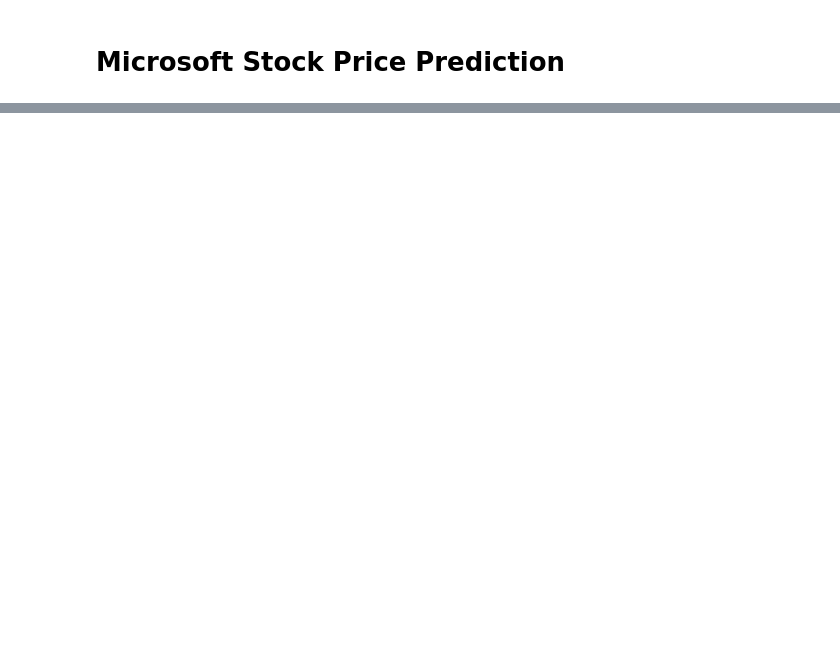
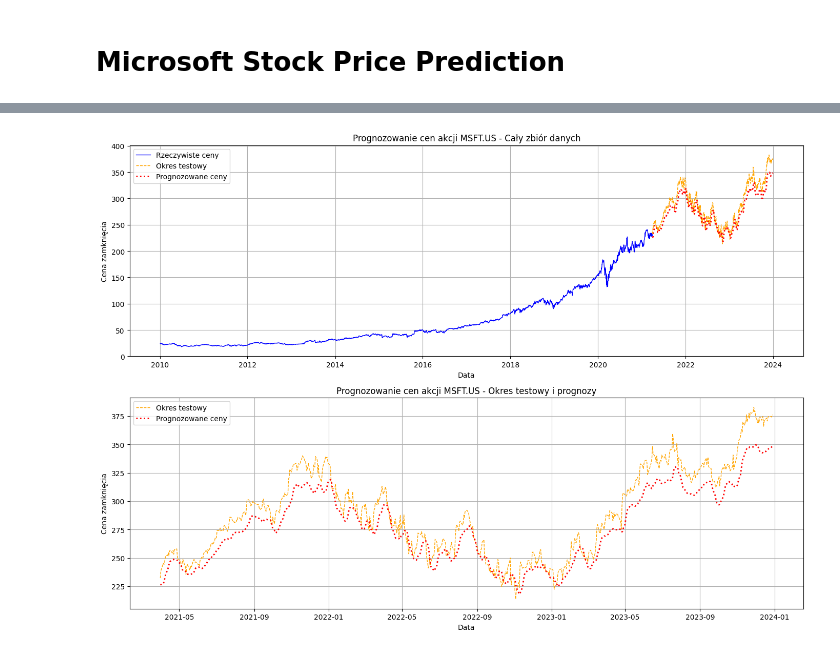
Before and after one commit to OlgaSieradzan/Stock-price-prediction-LSTM-, a Jupyter notebook: earthquke_SSN.ipynb, the cells around one changed output, grey strips where cells are left out. Cells and saved outputs as stored; diff of their text form; code cells hidden in the pictures; blank space fills up the shorter version.

```diff
--- a/earthquke_SSN.ipynb
+++ b/earthquke_SSN.ipynb
@@ -38,3 +39,9 @@ df = pd.read_csv(csv_path)
 
 # Wyświetlenie pierwszych kilku wierszy
 print(df.head())
+
+# Wyświetlenie podstawowych informacji o danych
+print(df.info())
+
+# Zmiana typu kolumny 'Date' na typ daty
+df['Date'] = pd.to_datetime(df['Date'])
@@ -143,0 +96,27 @@ KeyboardInterrupt:
+# %%
+# Wizualizacja wyników
+fig, (ax1, ax2) = plt.subplots(2, 1, figsize=(14, 10))
+
+# Wykres całego zbioru danych
+ax1.plot(df['Date'][:split + seq_length], data[:split + seq_length], color='blue', label='Rzeczywiste ceny', linewidth=1)
+ax1.plot(df['Date'][split + seq_length:], test_data, color='orange', linestyle='dashed', label='Okres testowy', linewidth=1)
+ax1.plot(df['Date'], predicted_data, color='red', linestyle='dotted', label='Prognozowane ceny', linewidth=2)
+ax1.set_xlabel('Data')
+ax1.set_ylabel('Cena zamknięcia')
+ax1.set_title('Prognozowanie cen akcji MSFT.US - Cały zbiór danych')
+ax1.legend()
+ax1.grid(True)
+
+# Wykres przybliżenia okresu testowego i prognoz
+ax2.plot(df['Date'][split + seq_length:], test_data, color='orange', linestyle='dashed', label='Okres testowy', linewidth=1)
+ax2.plot(df['Date'][split + seq_length:], predicted, color='red', linestyle='dotted', label='Prognozowane ceny', linewidth=2)
+ax2.set_xlabel('Data')
+ax2.set_ylabel('Cena zamknięcia')
+ax2.set_title('Prognozowanie cen akcji MSFT.US - Okres testowy i prognozy')
+ax2.legend()
+ax2.grid(True)
+
+plt.tight_layout()
+plt.show()
+# %% [output]
+[figure, added]
```
Also changed, not shown: parts of 9 cells of this notebook.
